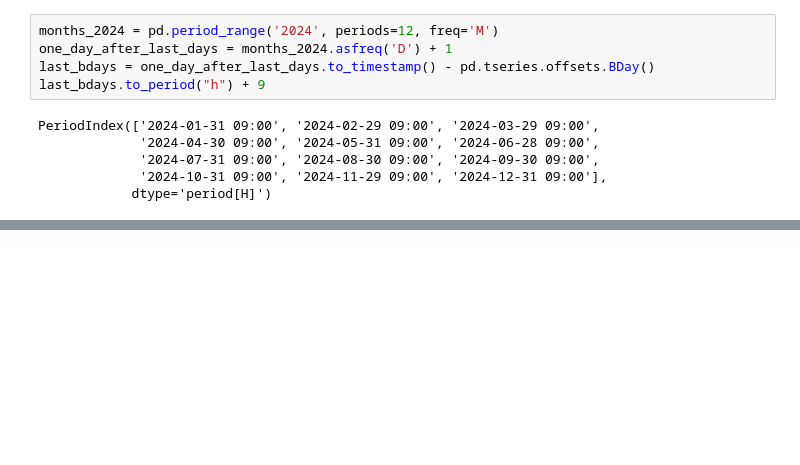
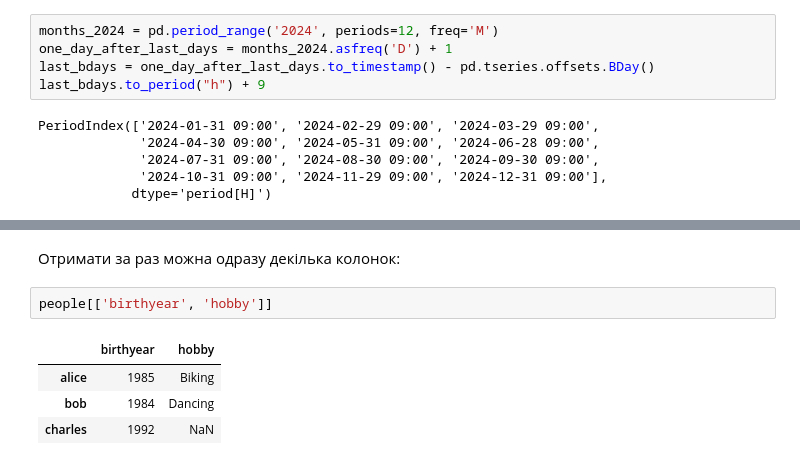
Before and after one commit to dmuman/ML-projects-and-tutorials, a Jupyter notebook: Pandas/Tutorials/pandas_tutorial_ukr.ipynb, the cells around one changed output, grey strips where cells are left out. Cells and saved outputs as stored; diff of their text form; blank space fills up the shorter version.

```diff
--- a/Pandas/Tutorials/pandas_tutorial_ukr.ipynb
+++ b/Pandas/Tutorials/pandas_tutorial_ukr.ipynb
@@ -637,0 +677,9 @@ PeriodIndex(['2024-01-31 09:00', '2024-02-29 09:00', '2024-03-29 09:00',
+# %% [markdown]
+Отримати за раз можна одразу декілька колонок:
+# %%
+people[['birthyear', 'hobby']]
+# %% [output]
+|  | birthyear | hobby |
+| alice | 1985 | Biking |
+| bob | 1984 | Dancing |
+| charles | 1992 | NaN |
```
Also changed, not shown: parts of 7 cells of this notebook.
